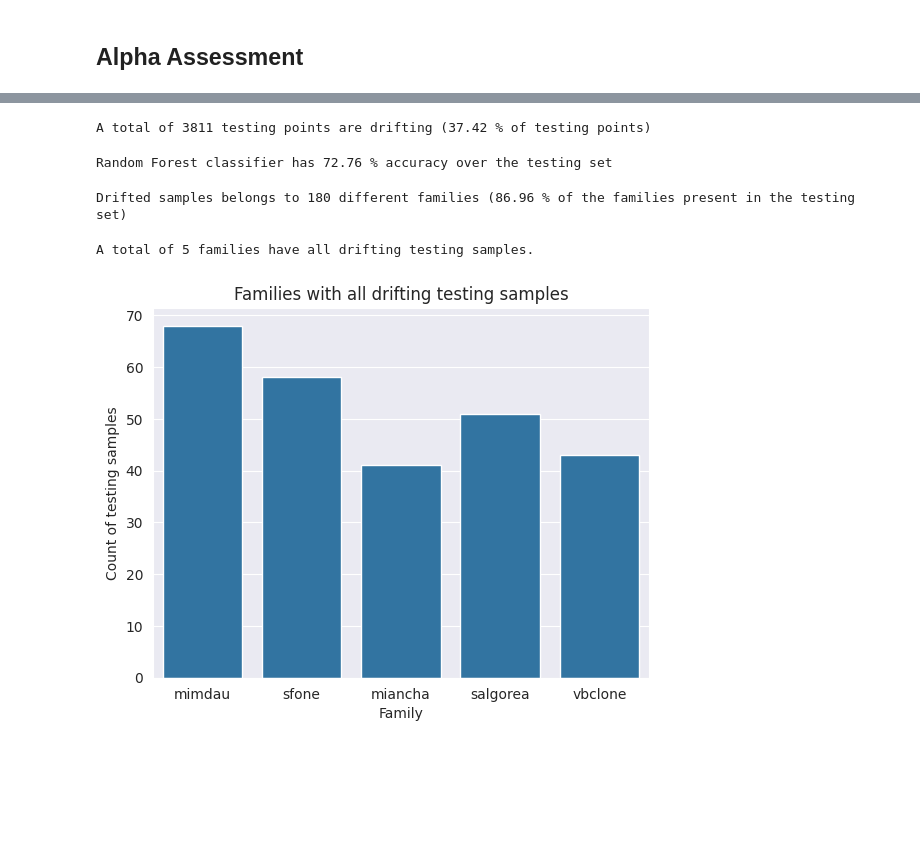
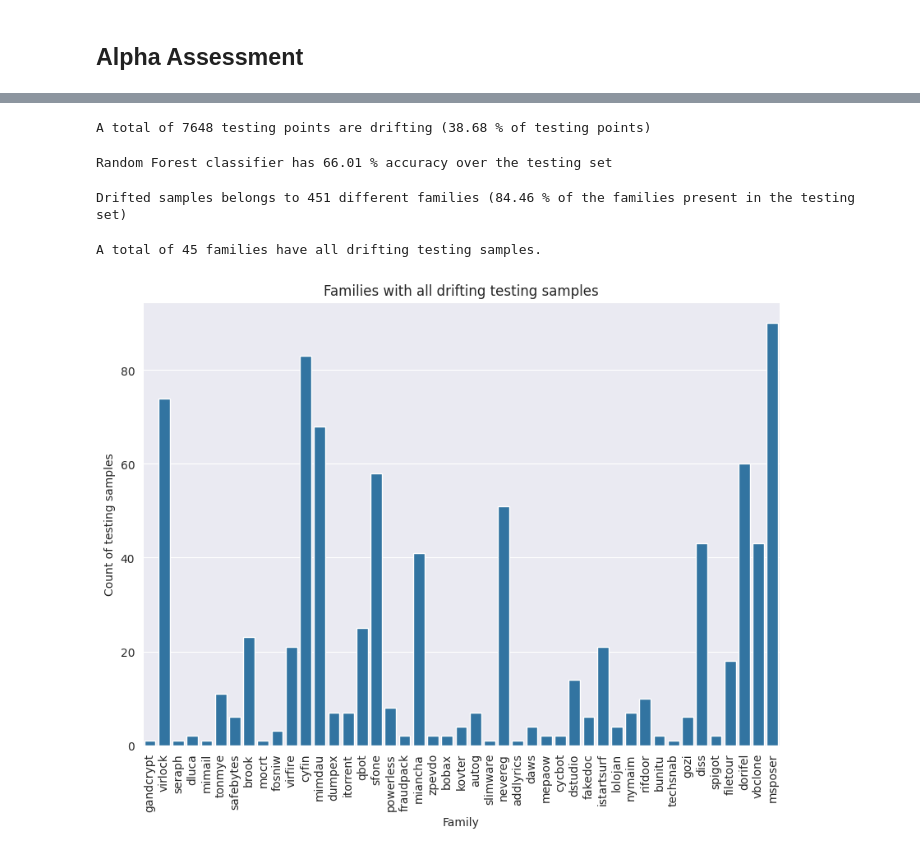
Before and after one commit to w-disaster/transcendent-multiclass, a Jupyter notebook: concept_drift.ipynb, the cells around one changed output, grey strips where cells are left out. Saved outputs shown, nothing was run; the diff lists cells and outputs as text; code cells hidden in the pictures; blank space fills up the shorter version.

```diff
--- a/concept_drift.ipynb
+++ b/concept_drift.ipynb
@@ -195,21 +171,23 @@ rf_full = data.load_cached_data(model_name)
 # %%
 y_test_predict = rf_full.predict(X_test)
 
-p_value_test_dist = pd.DataFrame({"test_cred": test_results["cred"],
-                                  "test_conf": test_results["conf"],
-                                  "family": y_test,
-                                  "Correct prediction": y_test == y_test_predict})
+df_test_results = pd.DataFrame({"test_cred": test_results["cred"],
+                             "test_conf": test_results["conf"],
+                             "family": y_test,
+                             "is_family_in_train": [y in y_train for y in y_test],
+                             "Correct prediction": y_test == y_test_predict})
 
+df_fam_evolution = df_test_results[df_test_results["is_family_in_train"]]
 plt.figure()
 plt.title("Credibility distribution for testing samples")
-sns.histplot(p_value_test_dist, x="test_cred", hue="Correct prediction", bins=50)
+sns.histplot(df_fam_evolution, x="test_cred", hue="Correct prediction", bins=50)
 plt.xlabel("Credibility")
 plt.ylabel("Count of samples")
 plt.show()
 
 plt.figure()
 plt.title("Confidence distribution for testing samples")
-sns.histplot(p_value_test_dist, x="test_conf", hue="Correct prediction", bins=50)
+sns.histplot(df_fam_evolution, x="test_conf", hue="Correct prediction", bins=50)
 plt.xlabel("Confidence")
 plt.ylabel("Count of samples")
 plt.show()
@@ -220,14 +198,14 @@ plt.show()
 # print(avg_cred_correct, avg_cred_incorrect)
 plt.figure()
 plt.title("Credibility distribution for testing samples")
-sns.boxplot(p_value_test_dist, y="test_cred", hue="Correct prediction", orient="v")
+sns.boxplot(df_fam_evolution, y="test_cred", hue="Correct prediction", orient="v")
 plt.legend(title="Correct prediction")
 plt.ylabel("Credibility")
 plt.show()
 
 plt.figure()
 plt.title("Confidence distribution for testing samples")
-sns.boxplot(p_value_test_dist, y="test_conf", hue="Correct prediction", orient="v")
+sns.boxplot(df_fam_evolution, y="test_conf", hue="Correct prediction", orient="v")
 plt.legend(title="Correct prediction")
 plt.ylabel("Confidence")
 plt.show()
@@ -239,19 +217,22 @@ plt.show()
 # %%
 unique_drift_families, num_drifted_samples = (
-    np.unique(list(p_value_test_dist[p_value_test_dist["test_cred"] < 0.05]["family"]), return_counts=True))
+    np.unique(list(df_fam_evolution[df_fam_evolution["test_cred"] < 0.05]["family"]), return_counts=True))
 
 # plt.bar(unique_drift_families, num_drifted_samples)
 print(f"A total of {sum(num_drifted_samples)} testing points are drifting "
-      f"({round(sum(num_drifted_samples) / len(p_value_test_dist) * 100, 2)} % of testing points)")
+      f"({round(sum(num_drifted_samples) / len(df_fam_evolution) * 100, 2)} % of testing points)")
 # %% [output]
-A total of 3811 testing points are drifting (37.42 % of testing points)
+A total of 7648 testing points are drifting (38.68 % of testing points)
 # %%
 from sklearn.metrics import accuracy_score
 
-testing_acc = accuracy_score(y_test, y_test_predict)
+y_test_seen_fam, y_test_seen_fam_pred = (y_test[[y in y_train for y in y_test]],
+                                         y_test_predict[[y in y_train for y in y_test]])
+
+testing_acc = accuracy_score(y_test_seen_fam, y_test_seen_fam_pred)
 print(f"Random Forest classifier has {round(testing_acc * 100, 2)} % accuracy over the testing set")
 # %% [output]
-Random Forest classifier has 72.76 % accuracy over the testing set
+Random Forest classifier has 66.01 % accuracy over the testing set
 # %%
 df_drift = pd.DataFrame({"family": unique_drift_families,
                          "num_test_drifted": num_drifted_samples,
@@ -259,11 +240,12 @@ df_drift = pd.DataFrame({"family": unique_drift_families,
 df_drift.set_index("family", inplace=True)
 # %%
 print(f"Drifted samples belongs to {df_drift.shape[0]} different families "
-      f"({round(df_drift.shape[0] / len(np.unique(y_test)) * 100, 2)} % of the families present in the testing set)")
+      f"({round(df_drift.shape[0] / len(np.unique(y_test_seen_fam)) * 100, 2)} % "
+      f"of the families present in the testing set)")
 # %% [output]
-Drifted samples belongs to 180 different families (86.96 % of the families present in the testing set)
+Drifted samples belongs to 451 different families (84.46 % of the families present in the testing set)
 # %%
-uniq_fam_test, count_test_fam = np.unique(y_test, return_counts=True)
+uniq_fam_test, count_test_fam = np.unique(y_test_seen_fam, return_counts=True)
 df_uniq_fam_test = pd.DataFrame({"family": uniq_fam_test, "count": count_test_fam})
 df_uniq_fam_test.set_index("family", inplace=True)
 
@@ -272,7 +254,7 @@ df_drift_cmp = df_drift.join(df_uniq_fam_test)
 fam_with_complete_drift = df_drift_cmp[df_drift_cmp["num_test_drifted"] == df_drift_cmp["count"]]
 print(f"A total of {fam_with_complete_drift.shape[0]} families have all drifting testing samples.")
 # %% [output]
-A total of 5 families have all drifting testing samples.
+A total of 45 families have all drifting testing samples.
 # %%
 label_mapping = {i: label for i, label in enumerate(all_labels)}
 
@@ -280,11 +262,12 @@ label_mapping = {i: label for i, label in enumerate(all_labels)}
 drifted_families = [label_mapping[family_id] for family_id in fam_with_complete_drift.index]
 fam_with_complete_drift.index = drifted_families
 # %%
-plt.figure()
+plt.figure(figsize=(10, 7))
 plt.title("Families with all drifting testing samples")
 sns.barplot(x=fam_with_complete_drift.index, y=fam_with_complete_drift["count"])
 plt.xlabel("Family")
 plt.ylabel("Count of testing samples")
+plt.xticks(rotation=90)
 plt.show()
 # %% [output]
-[figure, old version]
+[figure, new version]
```
Also changed, not shown: parts of 21 cells of this notebook.
